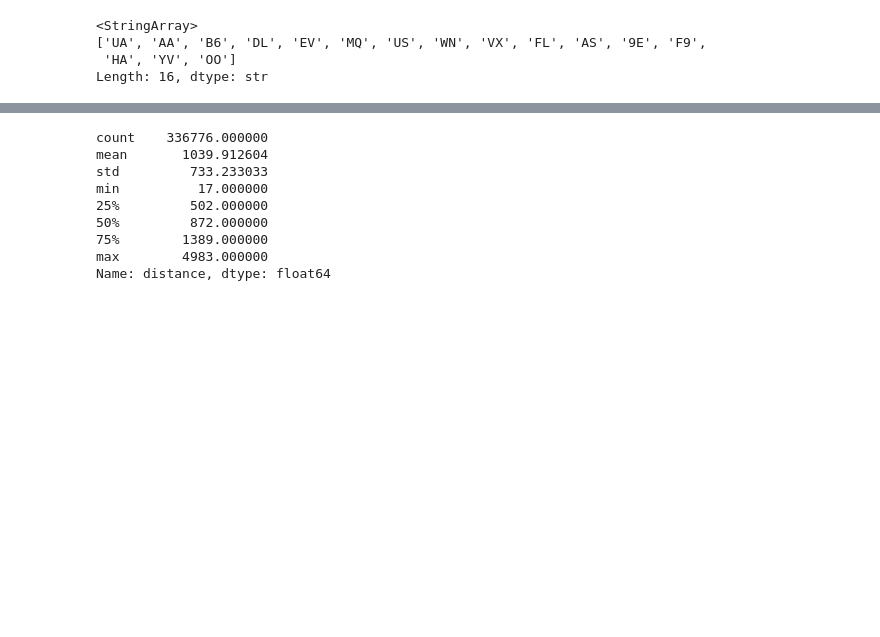
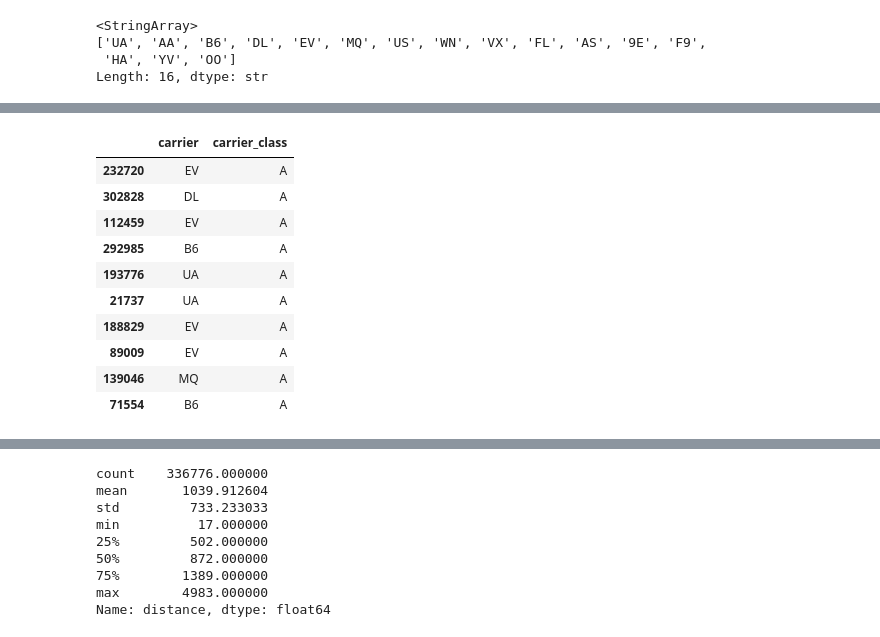
Before and after one commit to jslee-gses/code, a Jupyter notebook: lecture02_data_processing/02_2_pandas.ipynb, the cells around one changed output, grey strips where cells are left out. Saved outputs shown, nothing was run; the diff lists cells and outputs as text; code cells hidden in the pictures; blank space fills up the shorter version.

```diff
--- a/lecture02_data_processing/02_2_pandas.ipynb
+++ b/lecture02_data_processing/02_2_pandas.ipynb
@@ -651,3 +669,17 @@ flight_data[['carrier', 'carrier_class']].sample(n=10)
+# %%
+flight_data[['carrier', 'carrier_class']].sample(n=10)
+# %% [output]
+|  | carrier | carrier_class |
+| 232720 | EV | A |
+| 302828 | DL | A |
+| 112459 | EV | A |
+| 292985 | B6 | A |
+| 193776 | UA | A |
+| 21737 | UA | A |
+| 188829 | EV | A |
+| 89009 | EV | A |
+| 139046 | MQ | A |
+| 71554 | B6 | A |
 # %%
 # flight_data['cacarrier_class']=='UA'이면,  'carricarrier_class' 를 'B'로 변환해서 수정
 
```
Also changed, not shown: parts of 20 cells of this notebook.
